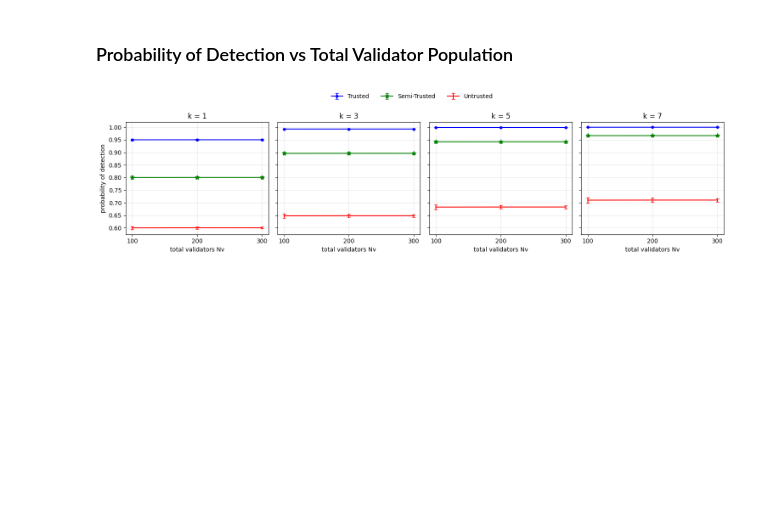
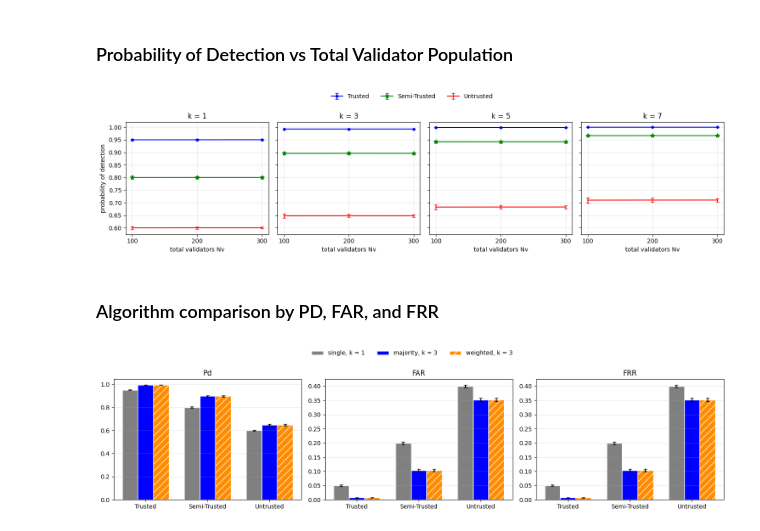
Before and after one commit to laars3/svc-trust-validation, a Jupyter notebook: analysis.ipynb, the cells around one changed output. Drawn from its saved outputs; the diff is of its cells as text; code cells hidden in the pictures; blank space fills up the shorter version.

Commit message:
graph 3 added

```diff
--- a/analysis.ipynb
+++ b/analysis.ipynb
@@ -91,3 +91,38 @@ plt.tight_layout(rect=[0,0,1,0.9])
 plt.show()
 # %% [output]
 [figure]
+# %% [markdown]
+### Algorithm comparison by PD, FAR, and FRR
+# %%
+compare_k = 3
+envs= ["Trusted", "Semi-Trusted", "Untrusted"]
+metrics =["Pd", "FAR", "FRR"]
+
+algorithm_styles = [("single", 1, "gray", ""), ("majority", compare_k, "blue", ""), ("weighted", compare_k, "darkorange", "//")]
+
+x = np.arange(len(envs))
+width = 0.25
+
+fig, axes= plt.subplots(1,3,figsize=(15,4))
+
+for ax, metric in zip(axes, metrics):
+    for j, (algorithm, k, color, hatch) in enumerate(algorithm_styles):
+        rows= df[(df["algorithm"] == algorithm) & (df["k"] == k)]
+
+        stats = rows.groupby("env")[metric].agg(["mean", "std"])
+        stats = stats.reindex(envs)
+
+        offset= (j-1) * width
+        ax.bar(x + offset,stats["mean"],width, yerr=stats["std"], color=color, hatch=hatch, edgecolor="white", capsize=3, label=f"{algorithm}, k = {k}")
+    ax.set_title(metric)
+    ax.set_xticks(x)
+    ax.set_xticklabels(envs)
+    ax.grid(axis="y", alpha=0.3)
+
+handles, labels = axes[0].get_legend_handles_labels()
+fig.legend(handles, labels, loc="upper center", ncol=3,frameon=False)
+
+plt.tight_layout(rect=[0,0,1,0.9])
+plt.show()
+# %% [output]
+[figure, added]
```
